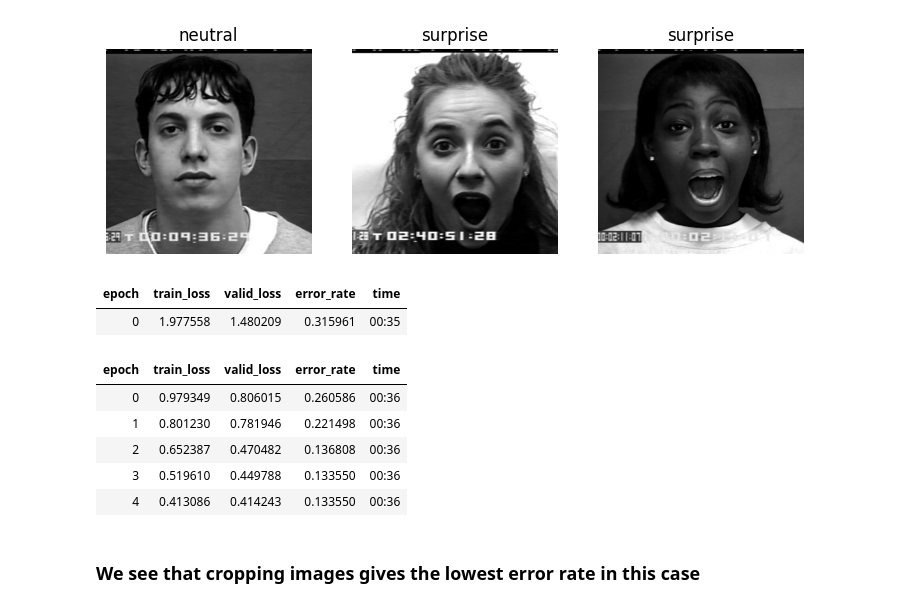
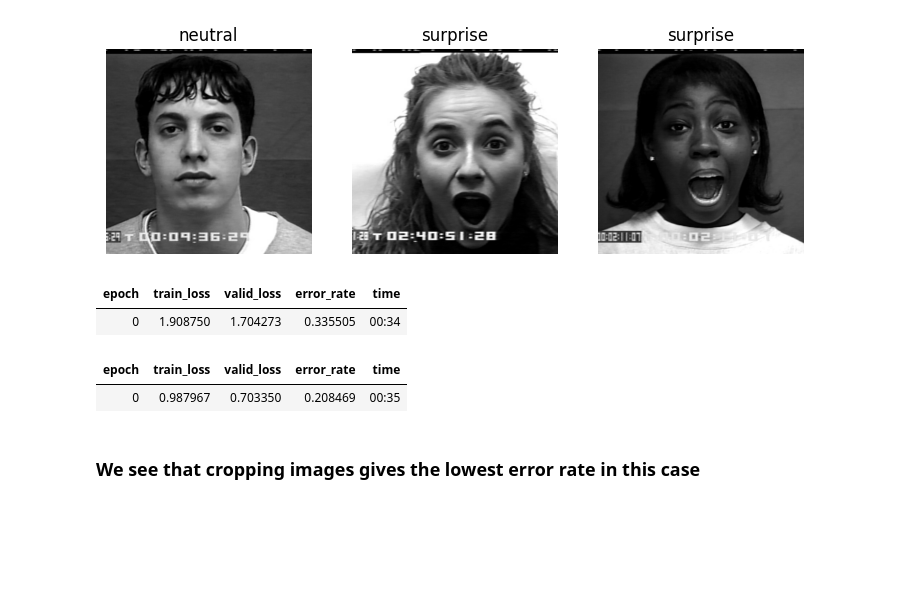
Before and after one commit to Markustho/Facialscan, a Jupyter notebook: ansikt.ipynb, the cells around one changed output. Saved outputs shown, nothing was run; the diff lists cells and outputs as text; code cells hidden in the pictures; blank space fills up the shorter version.

```diff
--- a/ansikt.ipynb
+++ b/ansikt.ipynb
@@ -191,17 +191,14 @@ dls.show_batch(max_n=3)
 # %%
 learn = train('convnext_small_in22k',
               item=Resize(480),
               batch=[*aug_transforms(size=128, min_scale=0.75),  # Apply some data augmentation (see Chapter 2)
-        Normalize.from_stats(*imagenet_stats)])
+        Normalize.from_stats(*imagenet_stats)],
+             epochs=1)
 # %% [output]
 | epoch | train_loss | valid_loss | error_rate | time |
-| 0 | 1.977558 | 1.480209 | 0.315961 | 00:35 |
+| 0 | 1.908750 | 1.704273 | 0.335505 | 00:34 |
 | epoch | train_loss | valid_loss | error_rate | time |
-| 0 | 0.979349 | 0.806015 | 0.260586 | 00:36 |
-| 1 | 0.801230 | 0.781946 | 0.221498 | 00:36 |
-| 2 | 0.652387 | 0.470482 | 0.136808 | 00:36 |
-| 3 | 0.519610 | 0.449788 | 0.133550 | 00:36 |
-| 4 | 0.413086 | 0.414243 | 0.133550 | 00:36 |
+| 0 | 0.987967 | 0.703350 | 0.208469 | 00:35 |
 # %% [markdown]
 ### We see that cropping images gives the lowest error rate in this case
 # %% [markdown]
```
Also changed, not shown: parts of 24 cells of this notebook.
